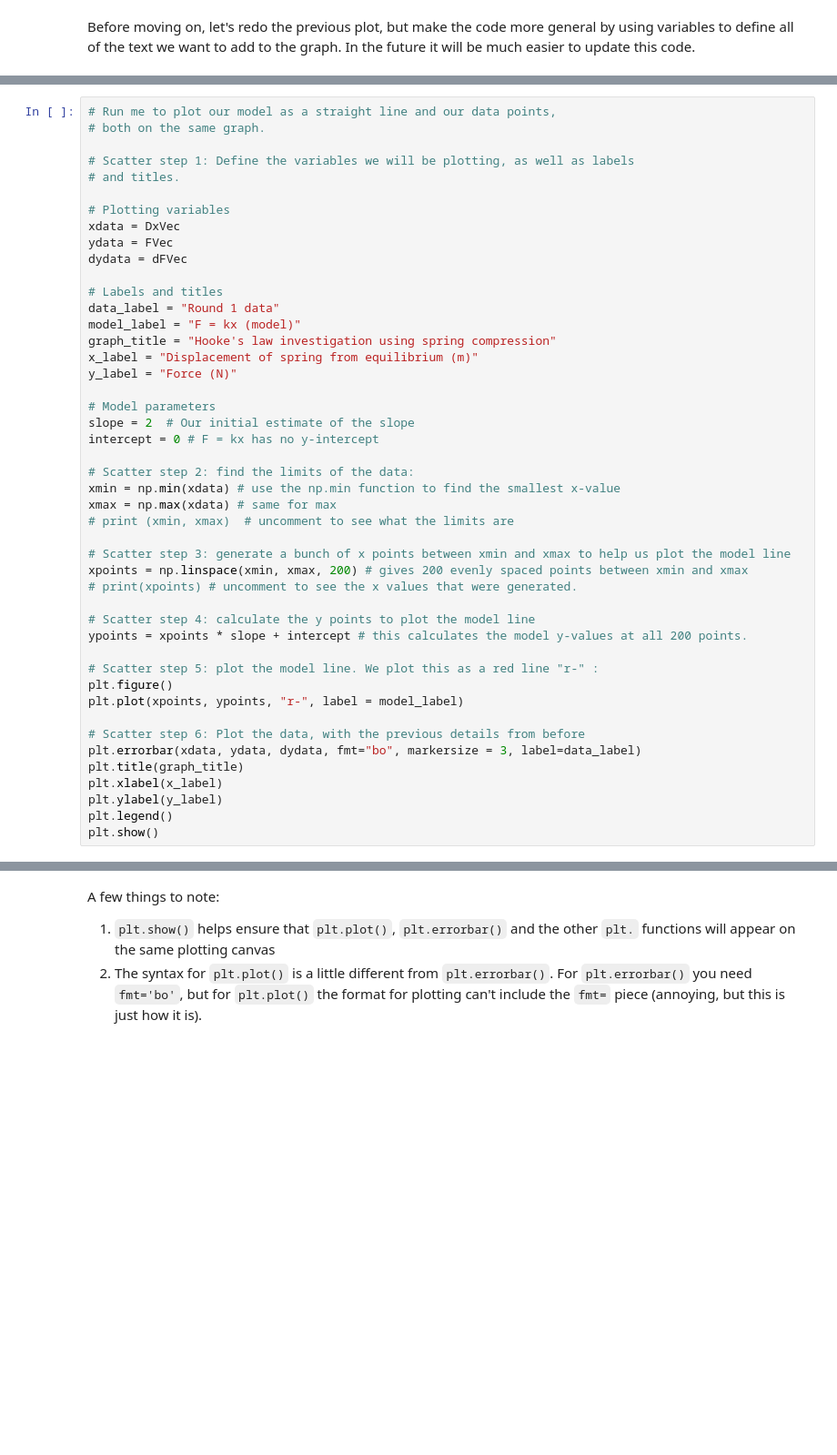
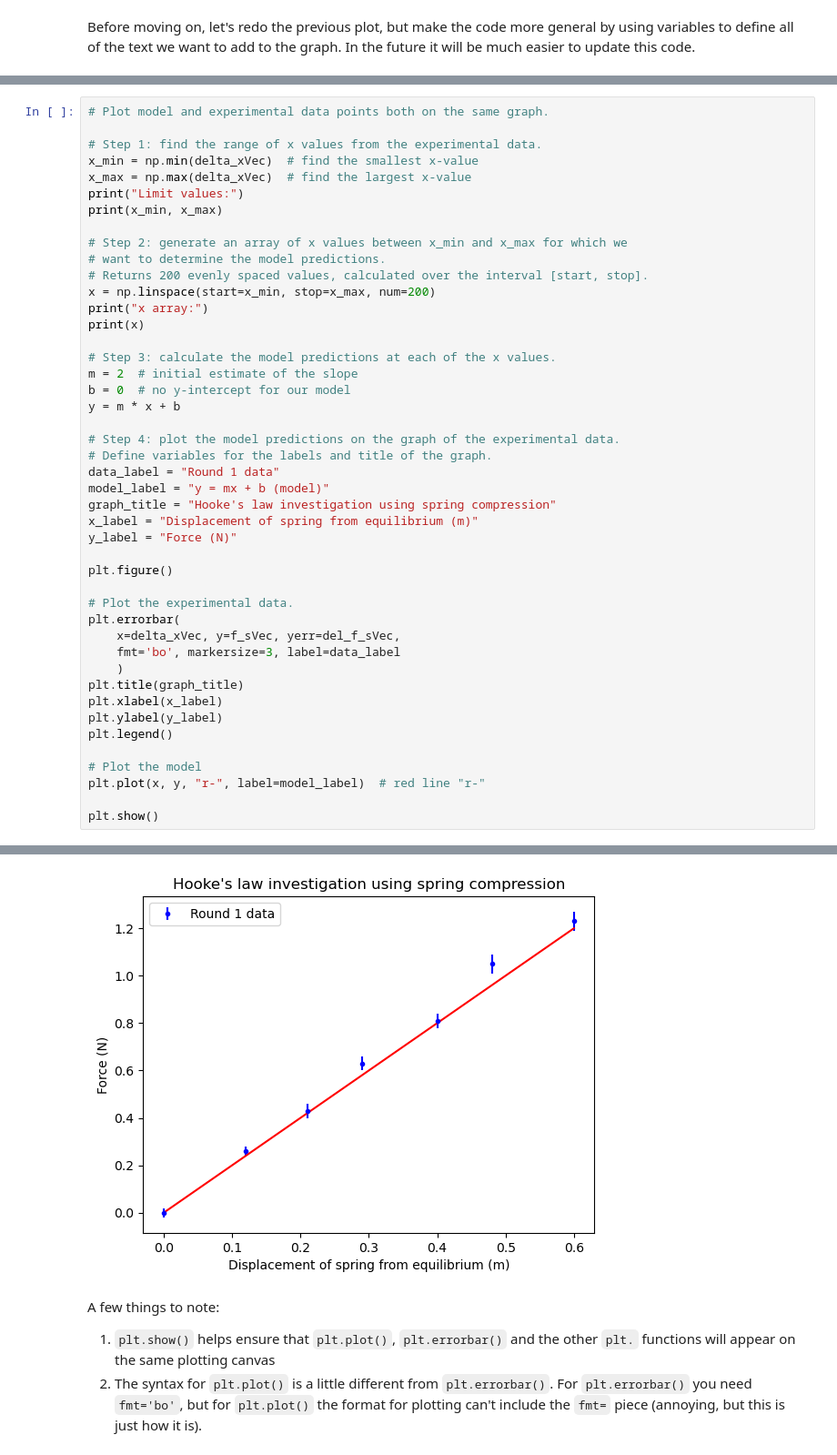
Before and after one commit to phys119/p119_24w2, a Jupyter notebook: Lab05/Prelab05.ipynb, the cells around one changed output, grey strips where cells are left out. Shown at 91% size. Drawn from its saved outputs; the diff is of its cells as text; blank space fills up the shorter version.

```diff
--- a/Lab05/Prelab05.ipynb
+++ b/Lab05/Prelab05.ipynb
@@ -168,46 +214,46 @@ Let's use this value to add an initial estimate of our model to our graph:
 # %%
-# Run me to plot our model as a straight line and our data points,
-# both on the same graph.
+# Plot model and experimental data points both on the same graph.
 
-# Scatter step 1: Define the variables we will be plotting, as well as labels
-# and titles.
+# Step 1: find the range of x values from the experimental data.
+x_min = np.min(delta_xVec)  # find the smallest x-value
+x_max = np.max(delta_xVec)  # find the largest x-value
+print("Limit values:")
+print(x_min, x_max)
 
-# Plotting variables
-xdata = DxVec
-ydata = FVec
-dydata = dFVec
+# Step 2: generate an array of x values between x_min and x_max for which we
+# want to determine the model predictions.
+# Returns 200 evenly spaced values, calculated over the interval [start, stop].
+x = np.linspace(start=x_min, stop=x_max, num=200)
+print("x array:")
+print(x)
 
-# Labels and titles
+# Step 3: calculate the model predictions at each of the x values.
+m = 2  # initial estimate of the slope
+b = 0  # no y-intercept for our model
+y = m * x + b
+
+# Step 4: plot the model predictions on the graph of the experimental data.
+# Define variables for the labels and title of the graph.
 data_label = "Round 1 data"
-model_label = "F = kx (model)"
+model_label = "y = mx + b (model)"
 graph_title = "Hooke's law investigation using spring compression"
 x_label = "Displacement of spring from equilibrium (m)"
 y_label = "Force (N)"
 
-# Model parameters
-slope = 2  # Our initial estimate of the slope
-intercept = 0 # F = kx has no y-intercept
+plt.figure()
 
-# Scatter step 2: find the limits of the data:
-xmin = np.min(xdata) # use the np.min function to find the smallest x-value
-xmax = np.max(xdata) # same for max
-# print (xmin, xmax)  # uncomment to see what the limits are
-
-# Scatter step 3: generate a bunch of x points between xmin and xmax to help us plot the model line
-xpoints = np.linspace(xmin, xmax, 200) # gives 200 evenly spaced points between xmin and xmax
-# print(xpoints) # uncomment to see the x values that were generated.
-
-# Scatter step 4: calculate the y points to plot the model line
-ypoints = xpoints * slope + intercept # this calculates the model y-values at all 200 points.
-
-# Scatter step 5: plot the model line. We plot this as a red line "r-" :
-plt.figure()
-plt.plot(xpoints, ypoints, "r-", label = model_label)
-
-# Scatter step 6: Plot the data, with the previous details from before
-plt.errorbar(xdata, ydata, dydata, fmt="bo", markersize = 3, label=data_label)
+# Plot the experimental data.
+plt.errorbar(
+    x=delta_xVec, y=f_sVec, yerr=del_f_sVec,
+    fmt='bo', markersize=3, label=data_label
+    )
 plt.title(graph_title)
 plt.xlabel(x_label)
 plt.ylabel(y_label)
 plt.legend()
+
+# Plot the model
+plt.plot(x, y, "r-", label=model_label)  # red line "r-"
+
 plt.show()
+# %% [output]
@@ -214,3 +277,4 @@ plt.show()
+[figure, added]
 # %% [markdown]
 A few things to note:
 1. `plt.show()` helps ensure that `plt.plot()`, `plt.errorbar()` and the other `plt.` functions will appear on the same plotting canvas
```
Also changed, not shown: parts of 34 cells of this notebook.
